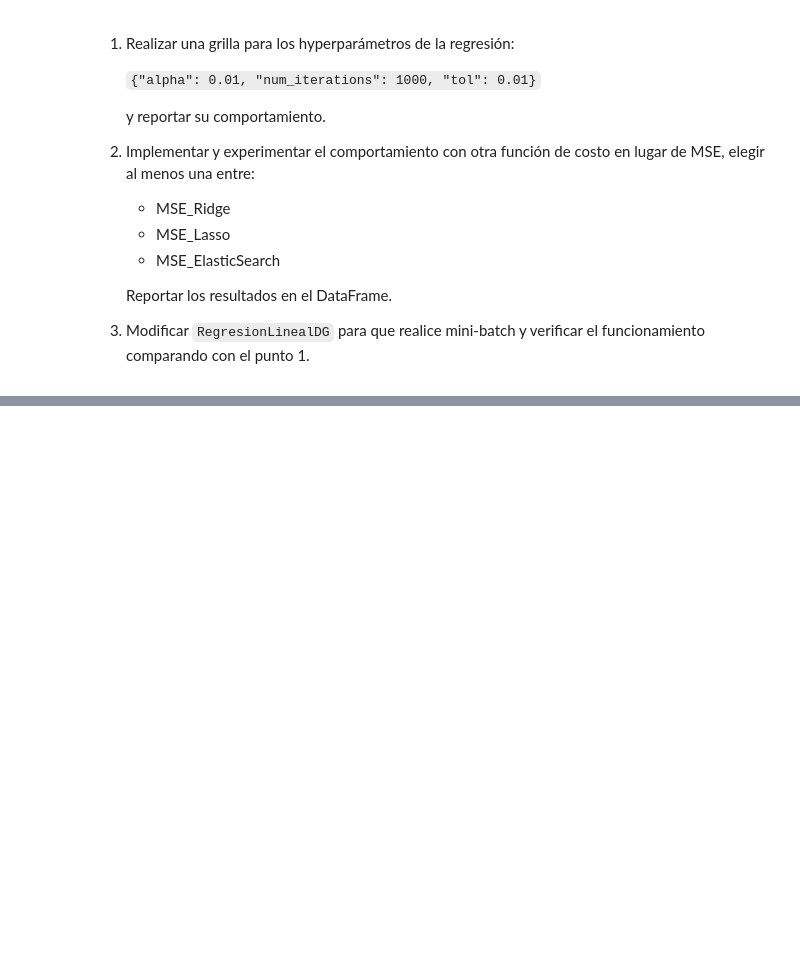
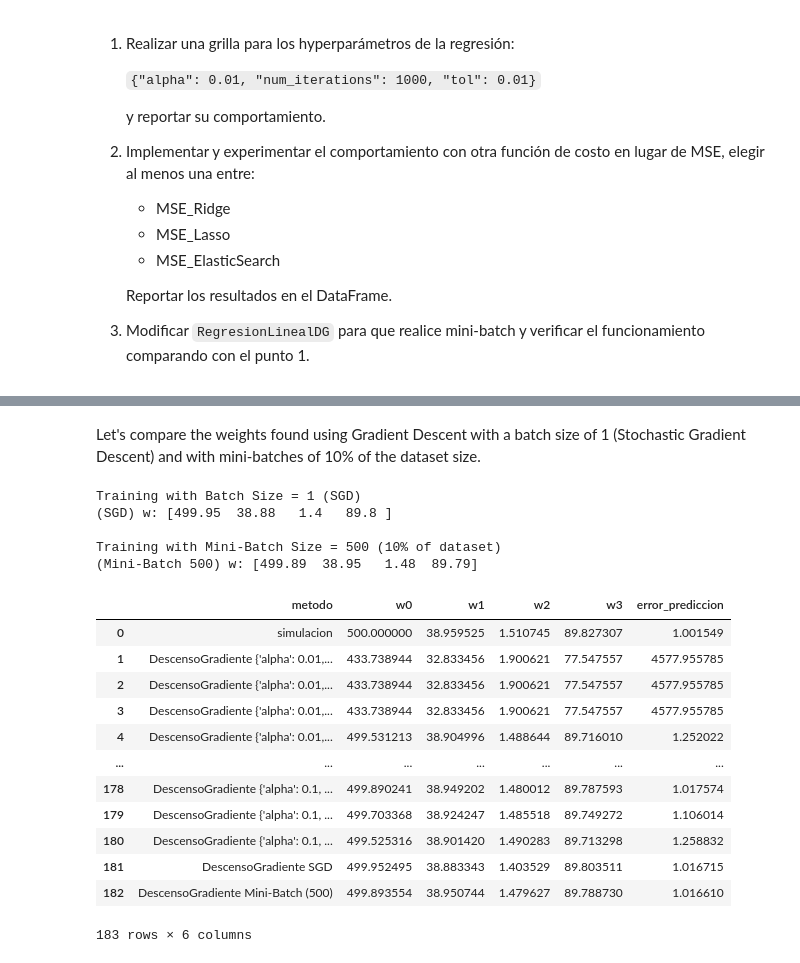
Before and after one commit to AzulBarr/Aprendizaje-Automatico, a Jupyter notebook: notebooks/notebook_08_descenso_gradiente-published.ipynb, the cells around one changed output, grey strips where cells are left out. Drawn from its saved outputs; the diff is of its cells as text; code cells hidden in the pictures; blank space fills up the shorter version.

```diff
--- a/notebooks/notebook_08_descenso_gradiente-published.ipynb
+++ b/notebooks/notebook_08_descenso_gradiente-published.ipynb
@@ -192,0 +342,57 @@ resultados
+# %% [markdown]
+Let's compare the weights found using Gradient Descent with a batch size of 1 (Stochastic Gradient Descent) and with mini-batches of 10% of the dataset size.
+# %%
+# Define hyperparameters (can use the same as previous experiments)
+hyperparametros_sgd = {"alpha": 0.01, "num_iterations": 1000, "tol": 0.01} # Adjust num_iterations and alpha if needed for convergence with SGD
+
+# Run with batch size = 1 (Stochastic Gradient Descent)
+print("Training with Batch Size = 1 (SGD)")
+reg_sgd = RegresionLinealDG(mse, grad_mse, hyperparametros_sgd, batch_size=1)
+reg_sgd.fit(X, y)
+w_sgd = reg_sgd.w
+print("(SGD) w:", w_sgd.round(2))
+
+# Calculate error and store results
+err_sgd = error_prediccion(X, y, w_sgd)
+resultados.loc[len(resultados)] = [f"DescensoGradiente SGD"] + list(w_sgd) + [err_sgd]
+
+# Define mini-batch size (10% of dataset size)
+dataset_size = X.shape[0]
+mini_batch_size = int(dataset_size * 0.1)
+if mini_batch_size == 0:
+    mini_batch_size = 1 # Ensure batch size is at least 1
+print(f"\nTraining with Mini-Batch Size = {mini_batch_size} (10% of dataset)")
+
+# Define hyperparameters (can use the same as previous experiments or adjust for mini-batch)
+hyperparametros_mini_batch_10_percent = {"alpha": 0.01, "num_iterations": 1000, "tol": 0.01} # Adjust num_iterations and alpha if needed
+
+# Run with mini-batch size of 10%
+reg_mini_batch_10_percent = RegresionLinealDG(mse, grad_mse, hyperparametros_mini_batch_10_percent, batch_size=mini_batch_size)
+reg_mini_batch_10_percent.fit(X, y)
+w_mini_batch_10_percent = reg_mini_batch_10_percent.w
+print(f"(Mini-Batch {mini_batch_size}) w:", w_mini_batch_10_percent.round(2))
+
+# Calculate error and store results
+err_mini_batch_10_percent = error_prediccion(X, y, w_mini_batch_10_percent)
+resultados.loc[len(resultados)] = [f"DescensoGradiente Mini-Batch ({mini_batch_size})"] + list(w_mini_batch_10_percent) + [err_mini_batch_10_percent]
+
+display(resultados)
+# %% [output]
+Training with Batch Size = 1 (SGD)
+(SGD) w: [499.95  38.88   1.4   89.8 ]
+
+Training with Mini-Batch Size = 500 (10% of dataset)
+(Mini-Batch 500) w: [499.89  38.95   1.48  89.79]
+|  | metodo | w0 | w1 | w2 | w3 | error_prediccion |
+| 0 | simulacion | 500.000000 | 38.959525 | 1.510745 | 89.827307 | 1.001549 |
+| 1 | DescensoGradiente {'alpha': 0.01,... | 433.738944 | 32.833456 | 1.900621 | 77.547557 | 4577.955785 |
+| 2 | DescensoGradiente {'alpha': 0.01,... | 433.738944 | 32.833456 | 1.900621 | 77.547557 | 4577.955785 |
+| 3 | DescensoGradiente {'alpha': 0.01,... | 433.738944 | 32.833456 | 1.900621 | 77.547557 | 4577.955785 |
+| 4 | DescensoGradiente {'alpha': 0.01,... | 499.531213 | 38.904996 | 1.488644 | 89.716010 | 1.252022 |
+| ... | ... | ... | ... | ... | ... | ... |
+| 178 | DescensoGradiente {'alpha': 0.1, ... | 499.890241 | 38.949202 | 1.480012 | 89.787593 | 1.017574 |
+| 179 | DescensoGradiente {'alpha': 0.1, ... | 499.703368 | 38.924247 | 1.485518 | 89.749272 | 1.106014 |
+| 180 | DescensoGradiente {'alpha': 0.1, ... | 499.525316 | 38.901420 | 1.490283 | 89.713298 | 1.258832 |
+| 181 | DescensoGradiente SGD | 499.952495 | 38.883343 | 1.403529 | 89.803511 | 1.016715 |
+| 182 | DescensoGradiente Mini-Batch (500) | 499.893554 | 38.950744 | 1.479627 | 89.788730 | 1.016610 |
+183 rows × 6 columns
```
Also changed, not shown: parts of 11 cells of this notebook.
